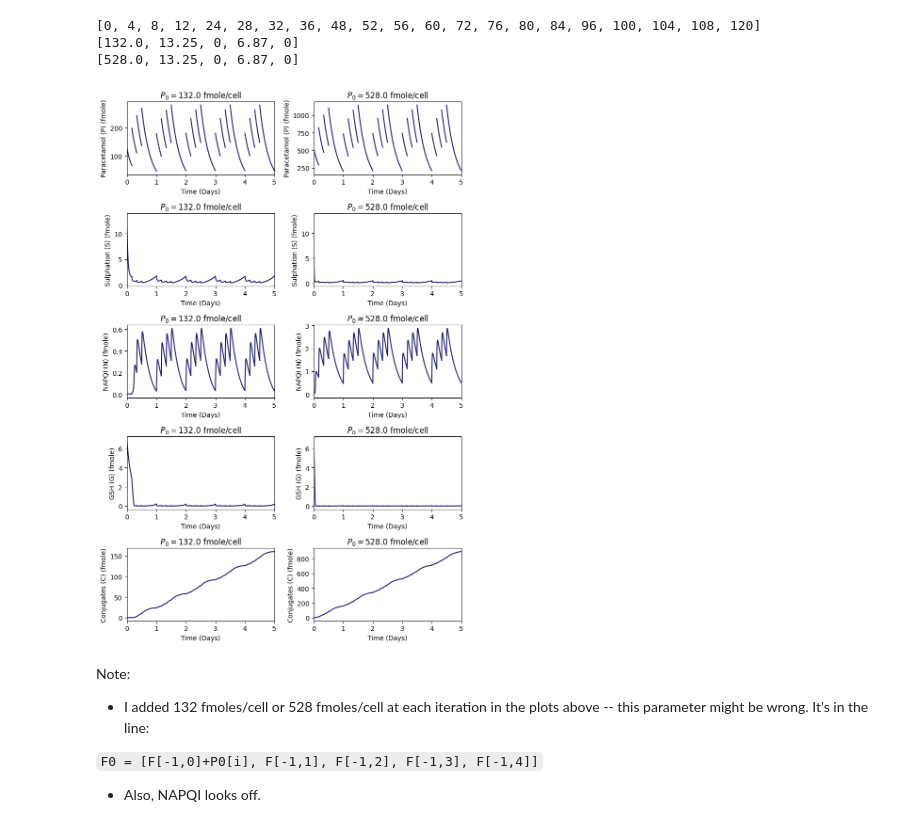
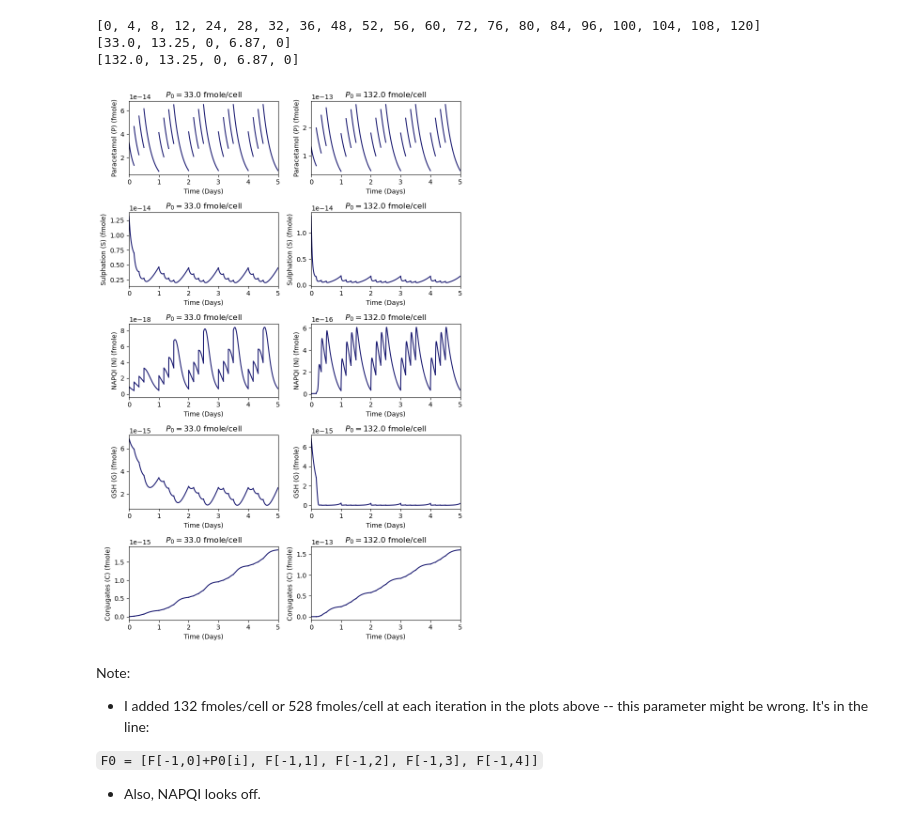
Before and after one commit to magicplankton/BIOL-AMATH-382-Project, a Jupyter notebook: simulation.ipynb, the cells around one changed output. Saved outputs shown, nothing was run; the diff lists cells and outputs as text; code cells hidden in the pictures.

Commit message:
Used correct doses for the Figure 6 simulation

```diff
--- a/simulation.ipynb
+++ b/simulation.ipynb
@@ -75,7 +75,7 @@ for i, initial_P0 in enumerate(P0):
     F = odeint(dFdt_original, F0, times)  # Run simulation
     for j, variable in enumerate(variables):
         # Plotting each subplot:
-        axes[j, i].plot(times, F[:,j], color='midnightblue')
+        axes[j, i].plot(times, F[:,j] * 10**-15, color='midnightblue')
         axes[j, i].set_xlabel("Time (Days)")
         axes[j, i].set_ylabel(f"{variables[j]} (fmole)")
         axes[j, i].set_title(f"$P_0 = {initial_P0}$ fmole/cell")
@@ -91,5 +91,8 @@ plt.show()
 # %%
 ### Setting up times (in hours) to take acetaminophen ###
+
+P0 = [((1.32e-13) * 10**15)/4, ((5.28e-13) * 10**15)/4] # femtomoles/cell
+
 # making list like dose_times = [0, 4, 8, 12, 24, 28, 32, 36, 48 ...]
 dose_times = []
 for day in range(5):
@@ -102,36 +105,36 @@ print(dose_times)
 fig, axes = plt.subplots(5, 2, figsize=(8, 12))
 
 for i, initial_P0 in enumerate(P0):
     # Running a simulation for each case of P0:
     F0 = [initial_P0, b_s/d_s, 0, b_G/d_G, 0]
     print(F0)
     for t in range(len(dose_times)-1):
         # setting up a 4 or 12 hour time period, depending on the time of day
         t_min = 0
         t_max = (dose_times[t+1] - dose_times[t])/24
         times = np.arange(t_min, t_max+dt, dt)
         F = odeint(dFdt_original, F0, times)  # Run simulation
         #print(F.shape)
         for j, variable in enumerate(variables):
             # Plotting each subplot:
             # the times are offset by the dose time
-            axes[j, i].plot(times + dose_times[t]/24, F[:,j], color='midnightblue')
+            axes[j, i].plot(times + dose_times[t]/24, F[:,j] * 10**-15, color='midnightblue')
             axes[j, i].set_xlabel("Time (Days)")
             axes[j, i].set_ylabel(f"{variables[j]} (fmole)")
             axes[j, i].set_title(f"$P_0 = {initial_P0}$ fmole/cell")
             axes[j, i].set_xlim(0, 5)
             #axes[j, i].set_ylim(0,)
         # the final values become the initial conditions for the next dose:
         F0 = [F[-1,0]+P0[i], F[-1,1], F[-1,2], F[-1,3], F[-1,4]]
         #print([F[-1,0]+P0[i], F[-1,1], F[-1,2], F[-1,3], F[-1,4]])
 
 plt.tight_layout()
 plt.show()
 # %% [output]
 [0, 4, 8, 12, 24, 28, 32, 36, 48, 52, 56, 60, 72, 76, 80, 84, 96, 100, 104, 108, 120]
+[33.0, 13.25, 0, 6.87, 0]
 [132.0, 13.25, 0, 6.87, 0]
-[528.0, 13.25, 0, 6.87, 0]
-[figure, old version]
+[figure, new version]
 # %% [markdown]
 Note:
 
```
Also changed, not shown: parts of 1 cell of this notebook.
